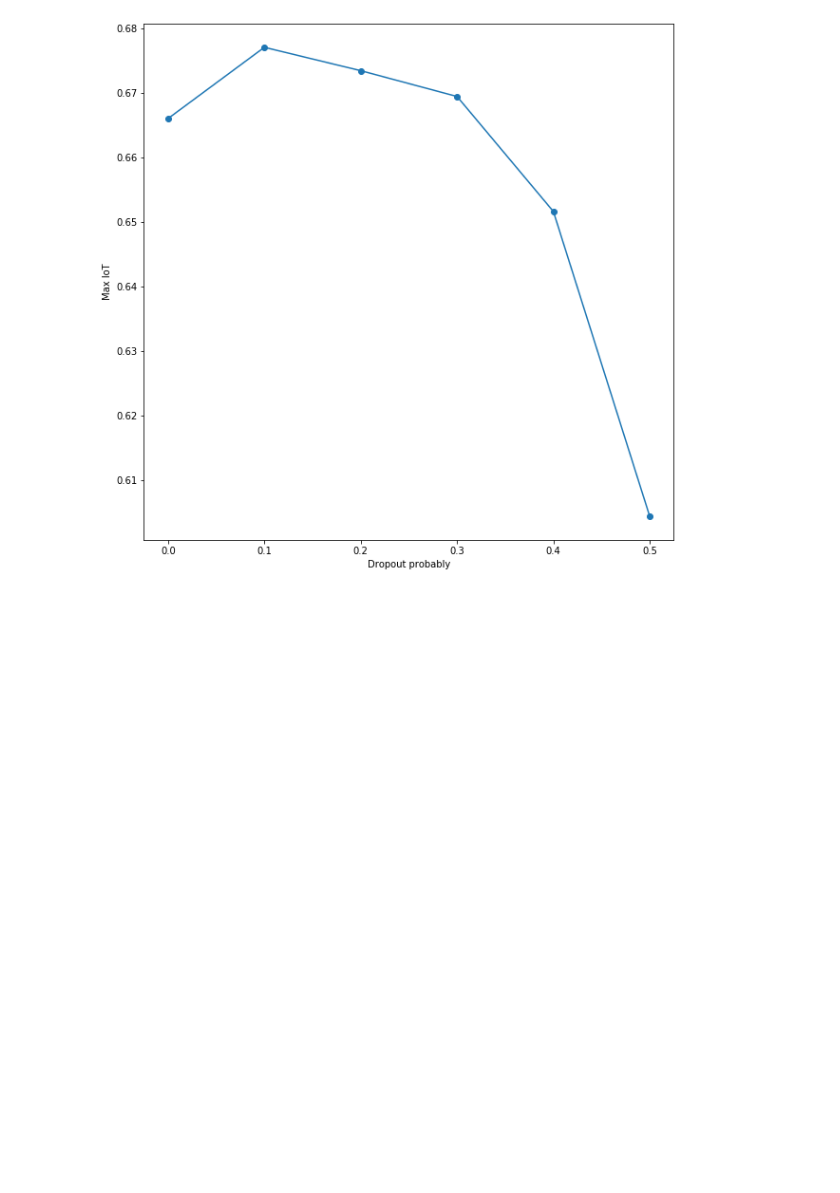
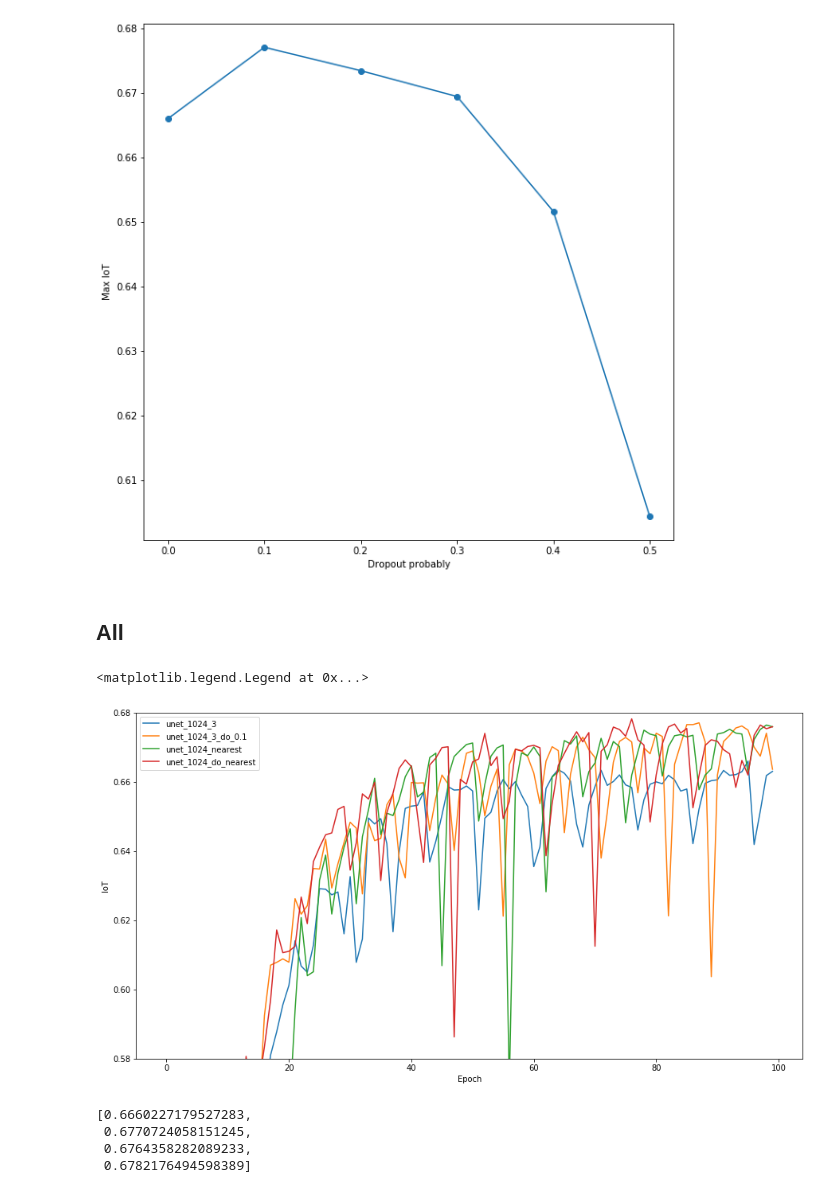
Before and after one commit to RobertVoropaev/InteriorRecognitionSystem, a Jupyter notebook: 6.Metrics.ipynb, the cells around one changed output. Drawn from its saved outputs; the diff is of its cells as text; code cells hidden in the pictures; blank space fills up the shorter version.

```diff
--- a/6.Metrics.ipynb
+++ b/6.Metrics.ipynb
@@ -309,3 +317,28 @@ plt.xlabel("Dropout probably")
 plt.show()
 # %% [output]
 [figure]
+# %% [markdown]
+## All
+# %%
+plt.figure(figsize=(15, 8))
+
+plt.plot(unet_1024_3.epoch, unet_1024_3.val_jaccard_coef, label="unet_1024_3")
+plt.plot(unet_1024_do_01.epoch, unet_1024_do_01.val_jaccard_coef, label="unet_1024_3_do_0.1")
+plt.plot(unet_1024_nearest.epoch, unet_1024_nearest.val_jaccard_coef, label="unet_1024_nearest")
+plt.plot(unet_1024_do_nearest.epoch, unet_1024_do_nearest.val_jaccard_coef, label="unet_1024_do_nearest")
+
+plt.ylim((0.58, 0.68))
+plt.xlabel("Epoch")
+plt.ylabel("IoT")
+plt.legend()
+# %% [output]
+<matplotlib.legend.Legend at 0x...>
+[figure, added]
+# %%
+max_iot_all = [unet_1024_3_max, unet_1024_do_01_max, unet_1024_nearest_max, unet_1024_do_nearest_max]
+max_iot_all
+# %% [output]
+[0.6660227179527283,
+ 0.6770724058151245,
+ 0.6764358282089233,
+ 0.6782176494598389]
```
Also changed, not shown: parts of 7 cells of this notebook, 5 other files.
